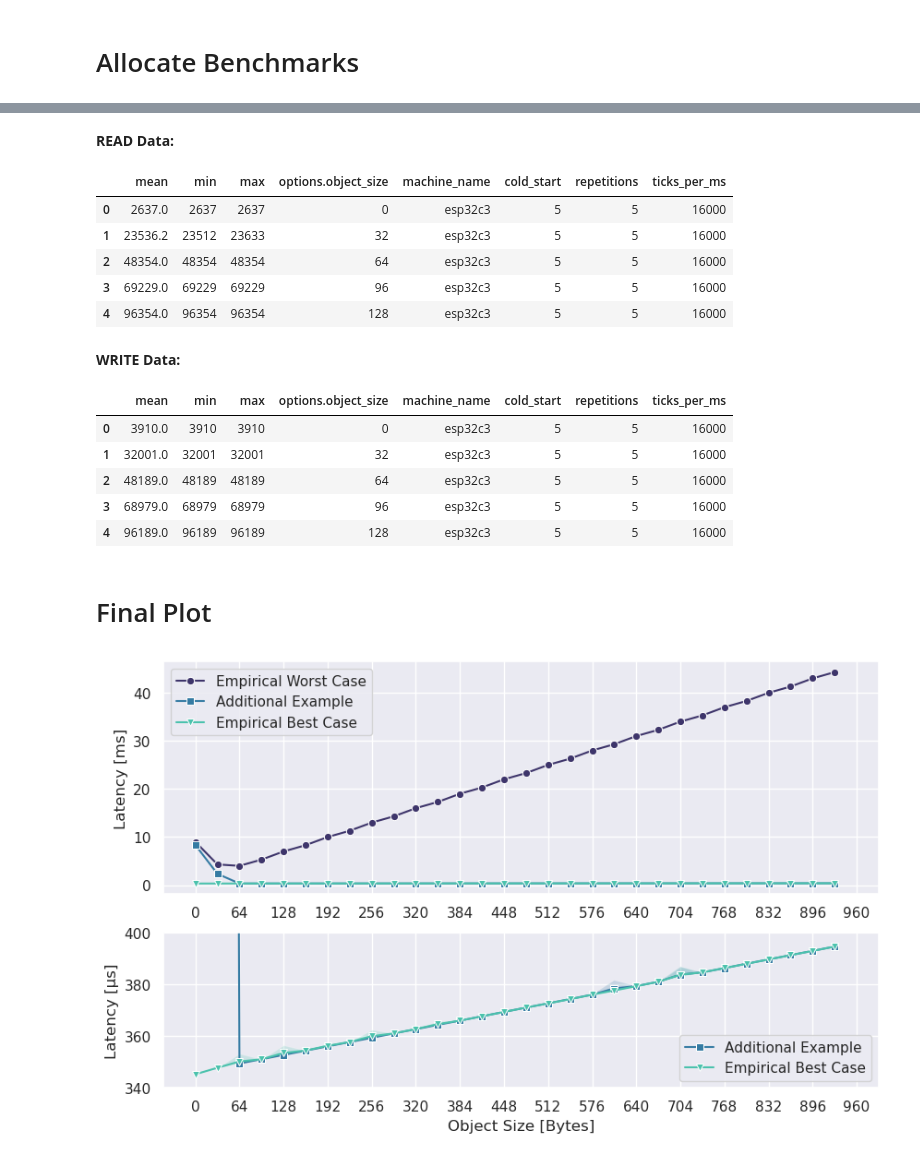
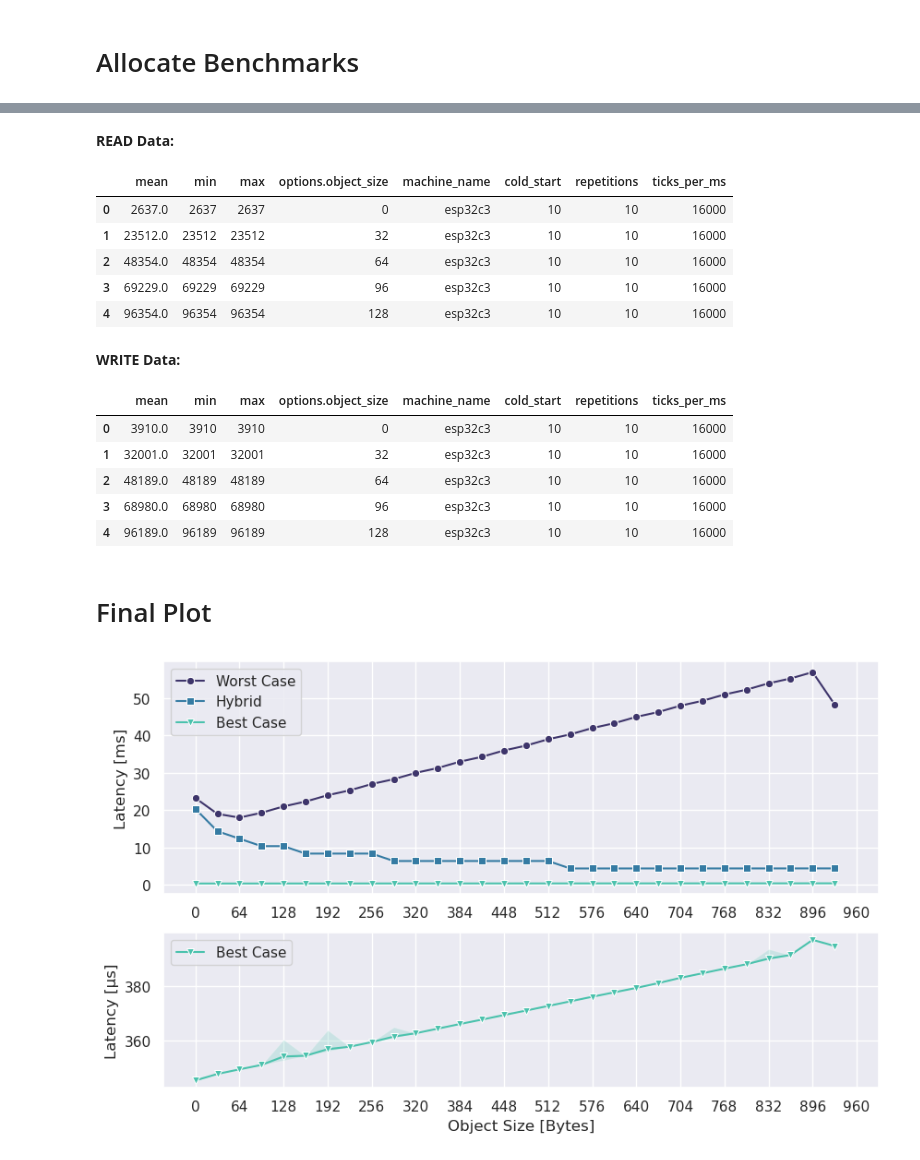
Before and after one commit to markus-gerber/vnv-heap, a Jupyter notebook: zephyr/vnv_heap_benchmark/analysis/allocate.ipynb, the cells around one changed output, grey strips where cells are left out. Cells and saved outputs as stored; diff of their text form; code cells hidden in the pictures.

```diff
--- a/zephyr/vnv_heap_benchmark/analysis/allocate.ipynb
+++ b/zephyr/vnv_heap_benchmark/analysis/allocate.ipynb
@@ -2,7 +2,7 @@
 # Allocate Benchmarks
 # %%
 # select measurement file
-file_name = "../output/2024-08-06 16-43-44 new2.json"
+file_name = "../output/2024-08-08 17-39-17.json"
 
 # select style options
 grey_fill_between = False
@@ -67,18 +67,18 @@ display(storage_write.head())
 # %% [output]
 READ Data:
 |  | mean | min | max | options.object_size | machine_name | cold_start | repetitions | ticks_per_ms |
-| 0 | 2637.0 | 2637 | 2637 | 0 | esp32c3 | 5 | 5 | 16000 |
-| 1 | 23536.2 | 23512 | 23633 | 32 | esp32c3 | 5 | 5 | 16000 |
-| 2 | 48354.0 | 48354 | 48354 | 64 | esp32c3 | 5 | 5 | 16000 |
-| 3 | 69229.0 | 69229 | 69229 | 96 | esp32c3 | 5 | 5 | 16000 |
-| 4 | 96354.0 | 96354 | 96354 | 128 | esp32c3 | 5 | 5 | 16000 |
+| 0 | 2637.0 | 2637 | 2637 | 0 | esp32c3 | 10 | 10 | 16000 |
+| 1 | 23512.0 | 23512 | 23512 | 32 | esp32c3 | 10 | 10 | 16000 |
+| 2 | 48354.0 | 48354 | 48354 | 64 | esp32c3 | 10 | 10 | 16000 |
+| 3 | 69229.0 | 69229 | 69229 | 96 | esp32c3 | 10 | 10 | 16000 |
+| 4 | 96354.0 | 96354 | 96354 | 128 | esp32c3 | 10 | 10 | 16000 |
 WRITE Data:
 |  | mean | min | max | options.object_size | machine_name | cold_start | repetitions | ticks_per_ms |
-| 0 | 3910.0 | 3910 | 3910 | 0 | esp32c3 | 5 | 5 | 16000 |
-| 1 | 32001.0 | 32001 | 32001 | 32 | esp32c3 | 5 | 5 | 16000 |
-| 2 | 48189.0 | 48189 | 48189 | 64 | esp32c3 | 5 | 5 | 16000 |
-| 3 | 68979.0 | 68979 | 68979 | 96 | esp32c3 | 5 | 5 | 16000 |
-| 4 | 96189.0 | 96189 | 96189 | 128 | esp32c3 | 5 | 5 | 16000 |
+| 0 | 3910.0 | 3910 | 3910 | 0 | esp32c3 | 10 | 10 | 16000 |
+| 1 | 32001.0 | 32001 | 32001 | 32 | esp32c3 | 10 | 10 | 16000 |
+| 2 | 48189.0 | 48189 | 48189 | 64 | esp32c3 | 10 | 10 | 16000 |
+| 3 | 68980.0 | 68980 | 68980 | 96 | esp32c3 | 10 | 10 | 16000 |
+| 4 | 96189.0 | 96189 | 96189 | 128 | esp32c3 | 10 | 10 | 16000 |
 # %% [markdown]
 # Final Plot
 # %%
@@ -100,56 +100,56 @@ unit = "ms"
 
 if len(allocate_max) != 0:
     allocate_max_scaled = scale_data(allocate_max, unit)
-    sns.lineplot(ax=ax, x=allocate_max_scaled["options.object_size"], y=allocate_max_scaled["mean"], label="Empirical Worst Case", markers=["o"], marker="o")
+    sns.lineplot(ax=ax, x=allocate_max_scaled["options.object_size"], y=allocate_max_scaled["mean"], label="Worst Case", markers=["o"], marker="o")
     ax.fill_between(allocate_max_scaled["options.object_size"], allocate_max_scaled["min"], allocate_max_scaled["max"], alpha=0.2, **fill_between_args)
 
 if len(allocate_case1) != 0:
     allocate_case1_scaled = scale_data(allocate_case1, unit)
-    sns.lineplot(ax=ax, x=allocate_case1_scaled["options.object_size"], y=allocate_case1_scaled["mean"], label="Additional Example", markers=["o"], marker="s")
+    sns.lineplot(ax=ax, x=allocate_case1_scaled["options.object_size"], y=allocate_case1_scaled["mean"], label="Hybrid", markers=["o"], marker="s")
     ax.fill_between(allocate_case1_scaled["options.object_size"], allocate_case1_scaled["min"], allocate_case1_scaled["max"], alpha=0.2, **fill_between_args)
 
 if len(allocate_min) != 0:
     allocate_min_scaled = scale_data(allocate_min, unit)
-    sns.lineplot(ax=ax, x=allocate_min_scaled["options.object_size"], y=allocate_min_scaled["mean"], label="Empirical Best Case", markers=["o"], marker="v")
+    sns.lineplot(ax=ax, x=allocate_min_scaled["options.object_size"], y=allocate_min_scaled["mean"], label="Best Case", markers=["o"], marker="v")
     ax.fill_between(allocate_min_scaled["options.object_size"], allocate_min_scaled["min"], allocate_min_scaled["max"], alpha=0.2, **fill_between_args)
 
 set_gird(64, max(allocate_min["options.object_size"].max(), allocate_max["options.object_size"].max()), ax)
 
 ax.set_xlabel(None)
 ax.set_ylabel(f"Latency [{unit}]")
 #plt.axis([200, 300, 10000, 15000])
 
 
-set_theme(3, 1)
+set_theme(3, 2)
 ax = plt.subplot(gs[1])
 
 unit = "µs"
 
 # if len(allocate_max) != 0:
 #     allocate_max_scaled = scale_data(allocate_max, unit)
 #     sns.lineplot(ax=ax, x=allocate_max_scaled["options.object_size"], y=allocate_max_scaled["mean"], label="Worst Case", markers=["o"], marker="o")
 #     ax.fill_between(allocate_max_scaled["options.object_size"], allocate_max_scaled["min"], allocate_max_scaled["max"], alpha=0.2, **fill_between_args)
 
-if len(allocate_case1) != 0:
-    allocate_case1_scaled = scale_data(allocate_case1, unit)
-    sns.lineplot(ax=ax, x=allocate_case1_scaled["options.object_size"], y=allocate_case1_scaled["mean"], label="Additional Example", markers=["o"], marker="s")
-    ax.fill_between(allocate_case1_scaled["options.object_size"], allocate_case1_scaled["min"], allocate_case1_scaled["max"], alpha=0.2, **fill_between_args)
+#if len(allocate_case1) != 0:
+#    allocate_case1_scaled = scale_data(allocate_case1, unit)
+#    sns.lineplot(ax=ax, x=allocate_case1_scaled["options.object_size"], y=allocate_case1_scaled["mean"], label="Additional Example", markers=["o"], marker="s")
+#    ax.fill_between(allocate_case1_scaled["options.object_size"], allocate_case1_scaled["min"], allocate_case1_scaled["max"], alpha=0.2, **fill_between_args)
 
 if len(allocate_min) != 0:
     allocate_min_scaled = scale_data(allocate_min, unit)
-    sns.lineplot(ax=ax, x=allocate_min_scaled["options.object_size"], y=allocate_min_scaled["mean"], label="Empirical Best Case", markers=["o"], marker="v")
+    sns.lineplot(ax=ax, x=allocate_min_scaled["options.object_size"], y=allocate_min_scaled["mean"], label="Best Case", markers=["o"], marker="v")
     ax.fill_between(allocate_min_scaled["options.object_size"], allocate_min_scaled["min"], allocate_min_scaled["max"], alpha=0.2, **fill_between_args)
 
 set_gird(64, max(allocate_min["options.object_size"].max(), allocate_max["options.object_size"].max()), ax)
 
 ax.set_xlabel("Object Size [Bytes]")
 ax.set_ylabel(f"Latency [{unit}]")
 #plt.axis([200, 300, 10000, 15000])
-ax.set_ylim(bottom=340, top=400)
+# ax.set_ylim(bottom=340, top=2000)
 
 save_plot("allocate")
 # %% [output]
-[figure, old version]
+[figure, new version]
 # %%
 from util.plot import set_gird, save_plot, set_theme
 from util.convert import scale_data
```
Also changed, not shown: parts of 2 cells of this notebook, 12 other files.
